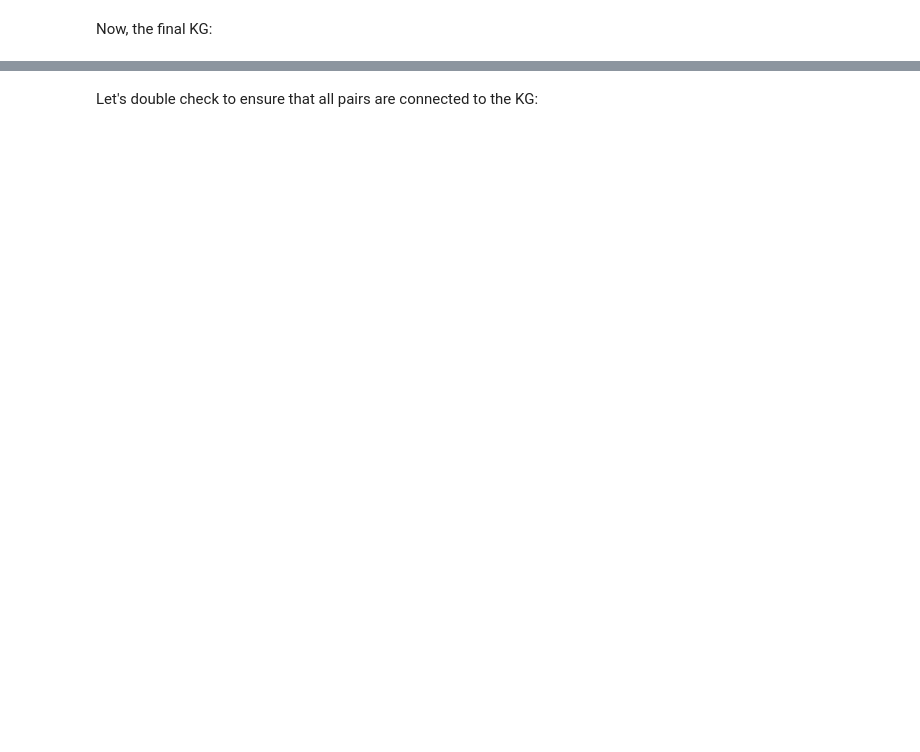
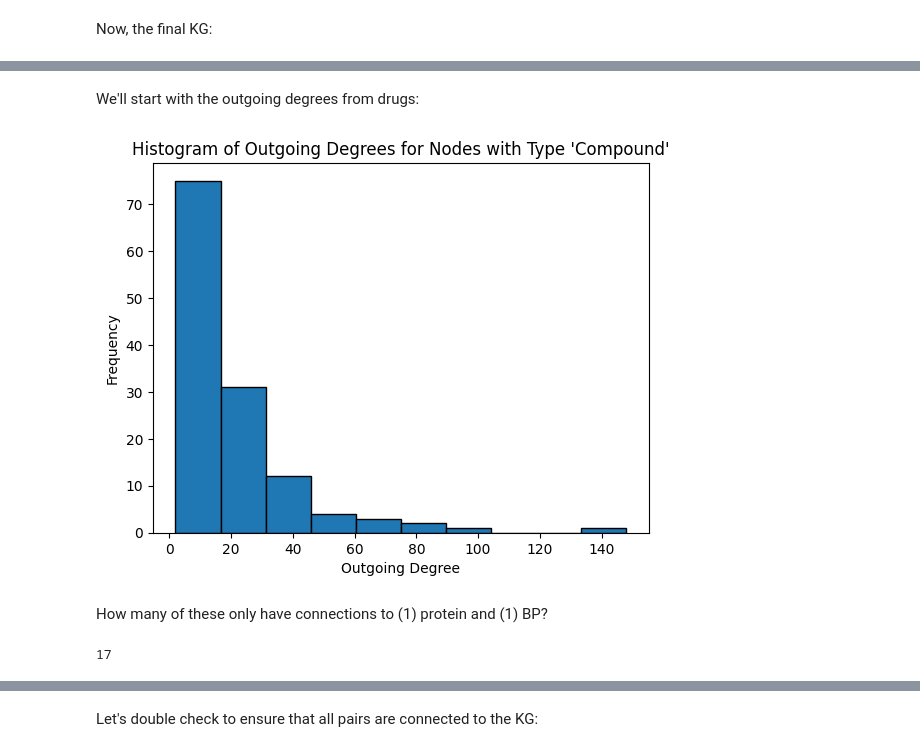
Before and after one commit to laurendelong21/MoA-Net, a Jupyter notebook: notebooks/generate_test_dataset.ipynb, the cells around one changed output, grey strips where cells are left out. Drawn from its saved outputs; the diff is of its cells as text; code cells hidden in the pictures; blank space fills up the shorter version.

```diff
--- a/notebooks/generate_test_dataset.ipynb
+++ b/notebooks/generate_test_dataset.ipynb
@@ -348,0 +439,26 @@ final_kg_df.to_csv(f'{KG_DIR}/final_kg.tsv', sep='\t', index=False)
+# %% [markdown]
+We'll start with the outgoing degrees from drugs:
+# %%
+drugs_in_pairs = {row['source'] for i, row in full_kg.loc[full_kg['edge_type'] == 'induces'].iterrows()}
+drugs_in_dmdb = {row['source'] for i, row in validation_df.iterrows()}
+# %%
+# Filter nodes based on type
+compound_nodes = [node for node, data in G.nodes(data=True) if data["type"] == "Compound" and node in drugs_in_pairs]
+
+# Calculate outgoing degrees of compound nodes
+out_degrees = [G.out_degree(node) for node in compound_nodes]
+
+# Plot histogram
+plt.hist(out_degrees, bins=10, edgecolor="black")
+plt.xlabel("Outgoing Degree")
+plt.ylabel("Frequency")
+plt.title("Histogram of Outgoing Degrees for Nodes with Type 'Compound'")
+plt.show()
+# %% [output]
+[figure, added]
+# %% [markdown]
+How many of these only have connections to (1) protein and (1) BP?
+# %%
+Counter(out_degrees)[2]
+# %% [output]
+17
```
Also changed, not shown: parts of 51 cells of this notebook, 3 other files.
